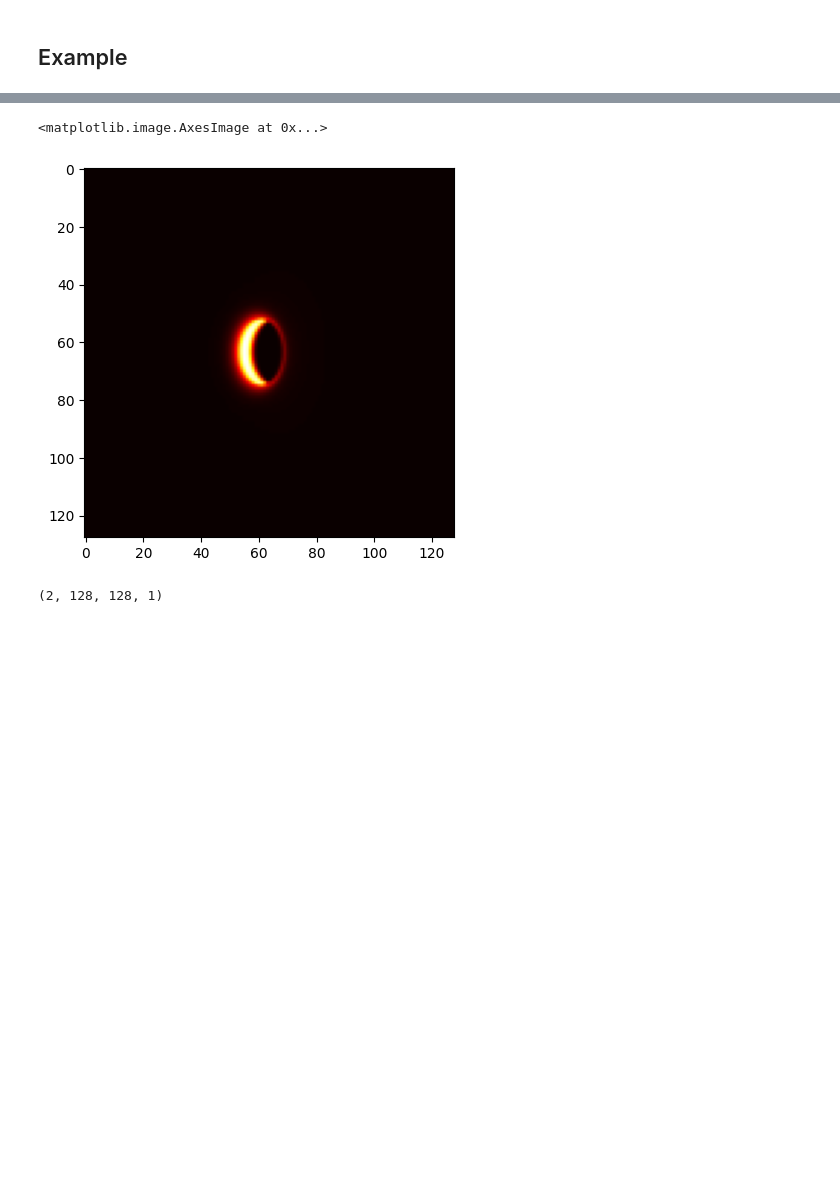
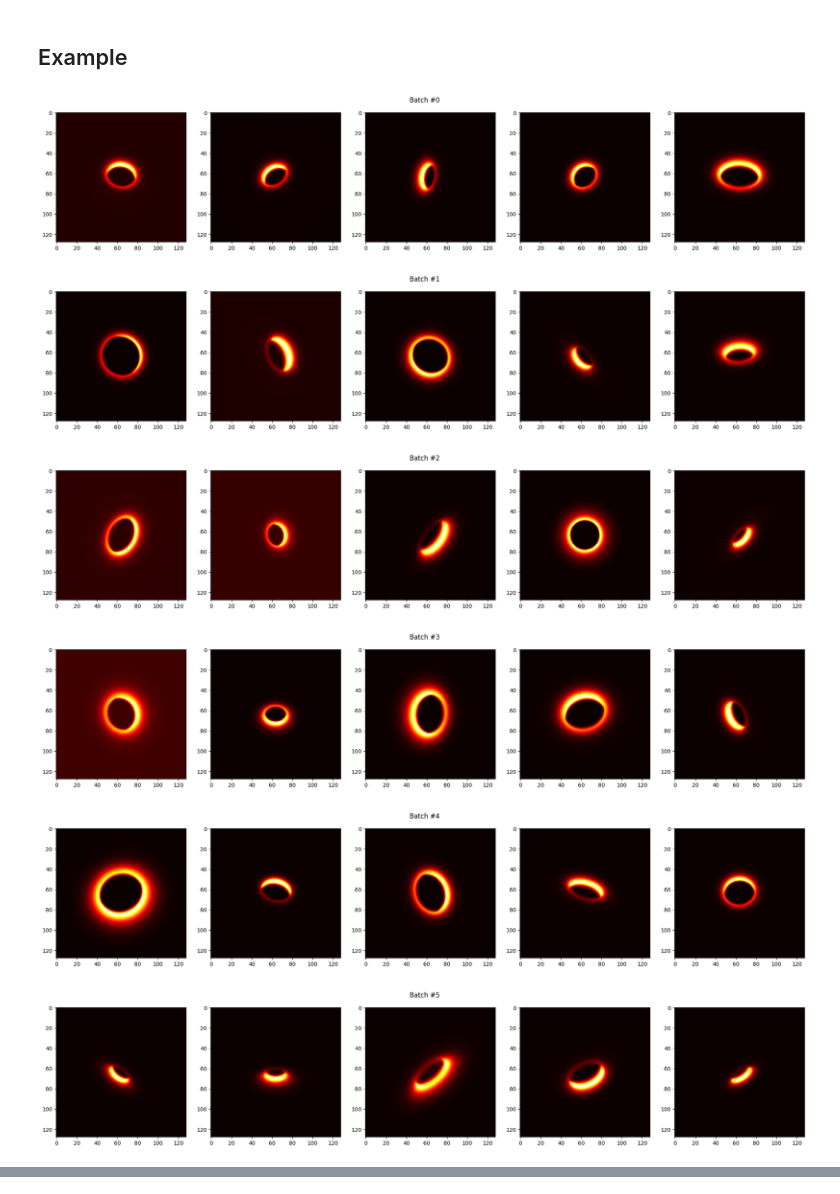
Before and after one commit to DePrinsT/organic, a Jupyter notebook: notebooks/experiments/data_loader.ipynb, the cells around one changed output, grey strips where cells are left out. Drawn from its saved outputs; the diff is of its cells as text; code cells hidden in the pictures; blank space fills up the shorter version.

```diff
--- a/notebooks/experiments/data_loader.ipynb
+++ b/notebooks/experiments/data_loader.ipynb
@@ -162,15 +305,41 @@ class TrainingImgLoader:
 # %%
 directory = """/home/toond/Documents/phd/paper_matisse_imaging/training_data/\
 discs_mcfost/runs/ozstar_2zone_cont_training_set/saved_imgs"""
 
 files = sorted(Path(directory).glob("*.npy"))
 
 loader = TrainingImgLoader(
     files,
+    batch_size=5,
+    normalize=True,
     zoomf=(-0.1, 0.1),
-    bkgf=(0.00, 0.20),  ## Example
+    bkgf=(0.00, 0.10),
+    pbkg=0.25,
+    blur=0.5,
     rotate=True,
     fliph=True,
     flipv=True,
     read_mode="NUMPY",
+    seed=42,
 )
+
+# For a generator function, have to zip (which truncates to the shortest of iterables)
+# with e.g. a range to limit steps.
+nbatch = 10
+for step, batch in zip(range(nbatch), loader):
+    batch_size = np.shape(batch)[0]
+    fig, ax = plt.subplots(1, batch_size, figsize=(batch_size * 4, 4))
+    for i in range(batch_size):
+        ax[i].imshow(
+            batch[i, :, :, 0], cmap="hot", vmin=-1, vmax=jnp.max(batch[i, :, :, 0])
+        )
+    fig.suptitle(f"Batch #{step}")
+    plt.tight_layout()
+    plt.show()
+# %% [output]
+[figure, added]
+[figure, added]
+[figure, added]
+[figure, added]
+[figure, added]
+[figure, added]
@@ -177,8 +349,0 @@ loader = TrainingImgLoader(
-# %%
-import matplotlib.pyplot as plt
-
-fig, ax = plt.subplots(1, 1)
-ax.imshow(loader.arrays[103, :, :, :], cmap="hot")
-# %% [output]
-<matplotlib.image.AxesImage at 0x...>
-[figure, removed]
@@ -200,4 +349,0 @@ loader_alt = TrainingImgLoader(
-# %%
-np.shape(loader_alt.arrays)
-# %% [output]
-(2, 128, 128, 1)
```
Also changed, not shown: parts of 6 cells of this notebook, 5 other files.
